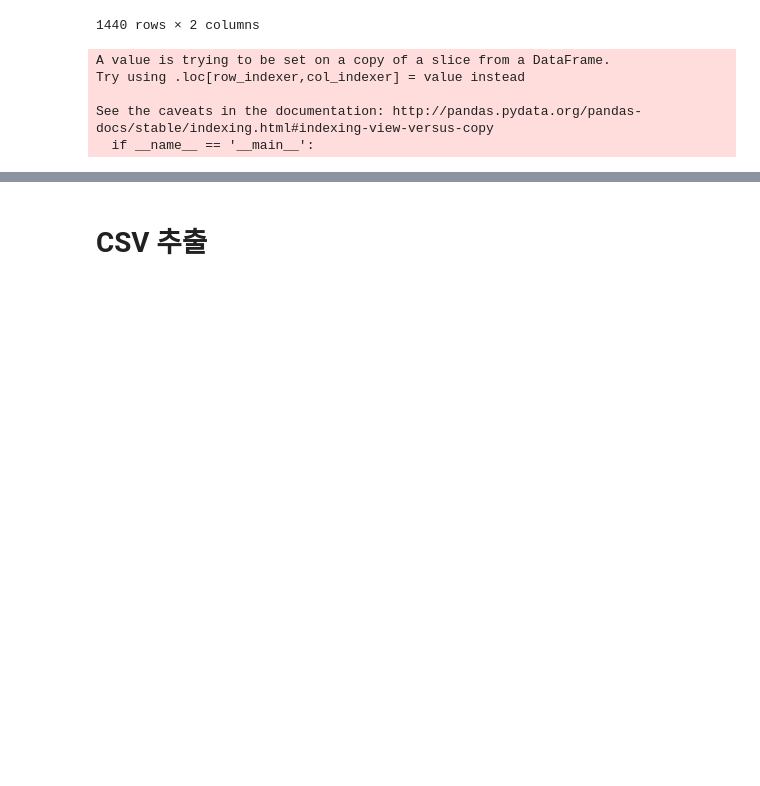
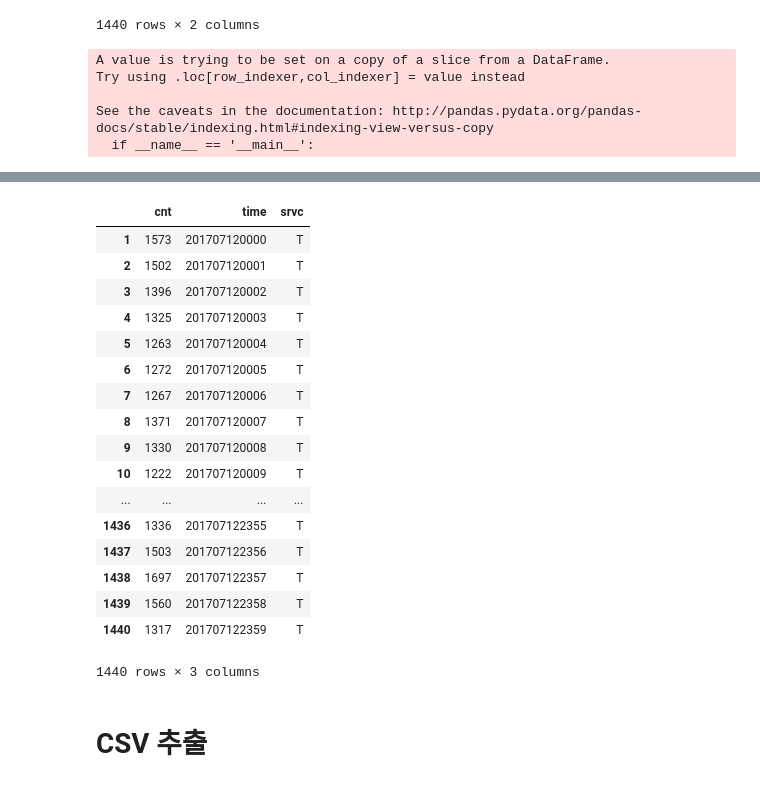
Before and after one commit to neep305/python-data-analysis, a Jupyter notebook: excel-arrange-myshop-daily.ipynb, the cells around one changed output, grey strips where cells are left out. Cells and saved outputs as stored; diff of their text form; code cells hidden in the pictures; blank space fills up the shorter version.

```diff
--- a/excel-arrange-myshop-daily.ipynb
+++ b/excel-arrange-myshop-daily.ipynb
@@ -99,3 +122,28 @@ df3
+# %%
+df3_new = df3
+# %%
+df3_result = pd.DataFrame(df3_new, columns=['cnt','time','srvc'])
+# %%
+df3_result
+# %% [output]
+|  | cnt | time | srvc |
+| 1 | 1573 | 201707120000 | T |
+| 2 | 1502 | 201707120001 | T |
+| 3 | 1396 | 201707120002 | T |
+| 4 | 1325 | 201707120003 | T |
+| 5 | 1263 | 201707120004 | T |
+| 6 | 1272 | 201707120005 | T |
+| 7 | 1267 | 201707120006 | T |
+| 8 | 1371 | 201707120007 | T |
+| 9 | 1330 | 201707120008 | T |
+| 10 | 1222 | 201707120009 | T |
+| ... | ... | ... | ... |
+| 1436 | 1336 | 201707122355 | T |
+| 1437 | 1503 | 201707122356 | T |
+| 1438 | 1697 | 201707122357 | T |
+| 1439 | 1560 | 201707122358 | T |
+| 1440 | 1317 | 201707122359 | T |
+1440 rows × 3 columns
 # %% [markdown]
 # CSV 추출
 # %%
```
Also changed, not shown: parts of 7 cells of this notebook, 2 other files.
